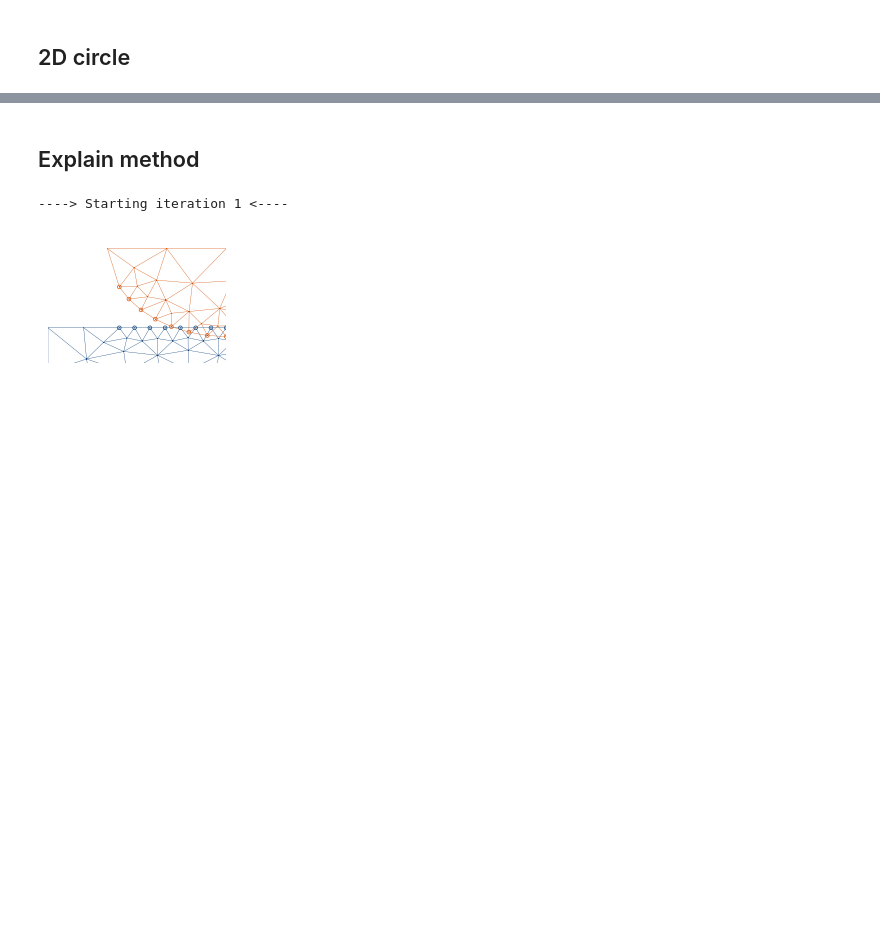
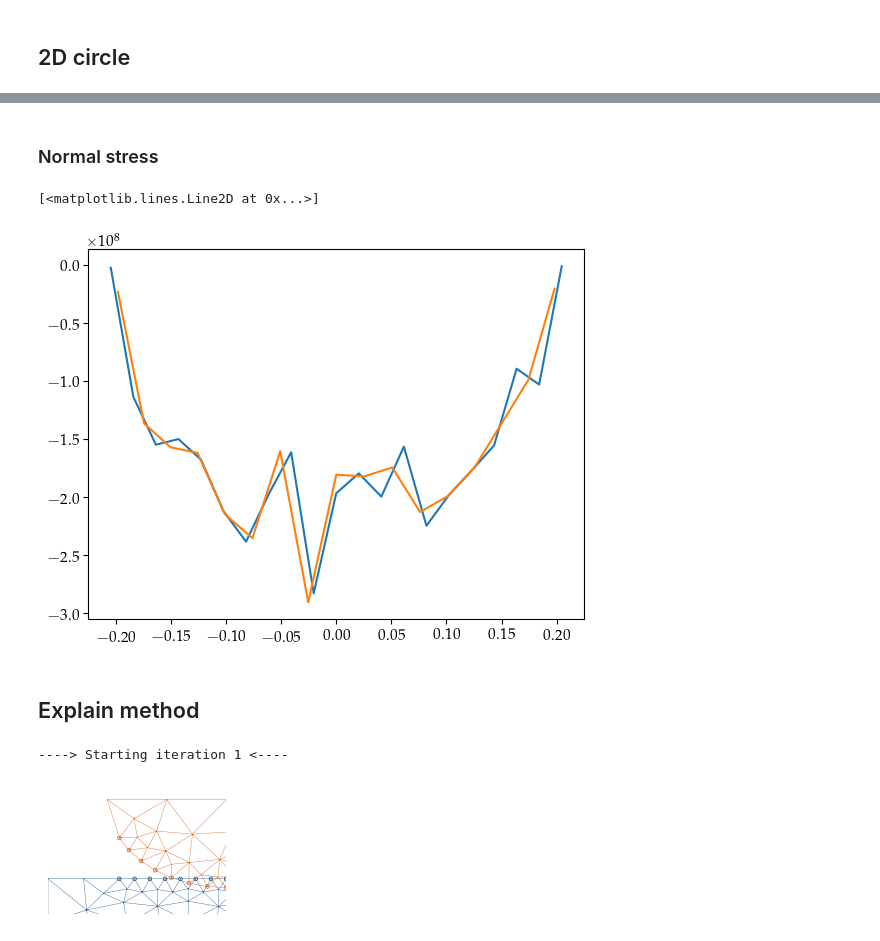
Before and after one commit to FMatti/Internodes-CM, a Jupyter notebook: plots.ipynb, the cells around one changed output, grey strips where cells are left out. Saved outputs shown, nothing was run; the diff lists cells and outputs as text; code cells hidden in the pictures; blank space fills up the shorter version.

```diff
--- a/plots.ipynb
+++ b/plots.ipynb
@@ -233,3 +305,75 @@ plt.show()
+# %% [markdown]
+### Normal stress
+# %%
+# Set up contact problem
+mesh_file = 'mesh/contact2d_circle.msh'
+material_file = 'material/material.dat'
+spatial_dimension = 2
+aka.parseInput(material_file)
+
+mesh = aka.Mesh(spatial_dimension)
+mesh.read(mesh_file)
+
+model = aka.SolidMechanicsModel(mesh)
+model.initFull(_analysis_method=aka._implicit_dynamic)
+
+# Apply boundary conditions
+model.applyBC(aka.FixedValue(0., aka._x), 'primary_fixed')
+model.applyBC(aka.FixedValue(0., aka._y), 'primary_fixed')
+model.applyBC(aka.FixedValue(0., aka._x), 'secondary_fixed')
+model.applyBC(aka.FixedValue(-0.05, aka._y), 'secondary_fixed')
+
+# Get positions of all nodes, surface connectivity and candidate nodes
+nodal_positions = mesh.getNodes()
+surface_connectivity = mesh.getConnectivity(aka._segment_2)
+nodes_candidate_primary = mesh.getElementGroup('primary_candidates').getNodeGroup().getNodes().ravel()
+nodes_candidate_secondary = mesh.getElementGroup('secondary_candidates').getNodeGroup().getNodes().ravel()
+external_force = model.getExternalForce()
+nodal_displacements = model.getDisplacement()
+nodes_blocked = model.getBlockedDOFs()
+
+model.assembleMass()
+M = aka.AkantuSparseMatrix(model.getDOFManager().getMatrix('M')).toarray()
+
+model.assembleStiffnessMatrix()
+K = aka.AkantuSparseMatrix(model.getDOFManager().getMatrix('K')).toarray()
+
+E = model.getMaterial(0).getReal("E")
+
+# Set initial conditions
+internodes_model = ContactMechanicsInternodes(spatial_dimension, nodal_positions, nodal_displacements, surface_connectivity, nodes_candidate_primary, nodes_candidate_secondary, nodes_blocked, external_force, M, K, E)
+
+max_iter = 10
+for i in range(max_iter):
+    # Find the interface nodes
+    internodes_model.define_interface()
+
+    # Assemble model
+    internodes_model.assemble_full_model()
+
+    # Solve model
+    displacements, lambdas = internodes_model.solve_direct()
+
+    # Update the interface nodes and check if it converged
+    converged = internodes_model.update_interface(displacements, lambdas)
+
+    if converged:
+        break
+
+assert i+1 < max_iter
+
+normals_primary = compute_normals(nodal_positions + displacements, internodes_model.nodes_interface_primary, surface_connectivity, 2)
+normals_secondary = compute_normals(nodal_positions + displacements, internodes_model.nodes_interface_secondary, surface_connectivity, 2)
+
+normal_stress = (lambdas*normals_primary).sum(1)
+lambdas_secondary = -internodes_model.R21 * lambdas
+normal_stress_secondary = (lambdas_secondary*normals_secondary).sum(1)
+
+plt.plot(internodes_model.nodal_positions[internodes_model.nodes_interface_primary, 0], normal_stress)
+plt.plot(internodes_model.nodal_positions[internodes_model.nodes_interface_secondary, 0], normal_stress_secondary)
+# %% [output]
+[<matplotlib.lines.Line2D at 0x...>]
+[figure, added]
 # %% [markdown]
 ## Explain method
 # %%
```
Also changed, not shown: parts of 10 cells of this notebook, 8 other files.
